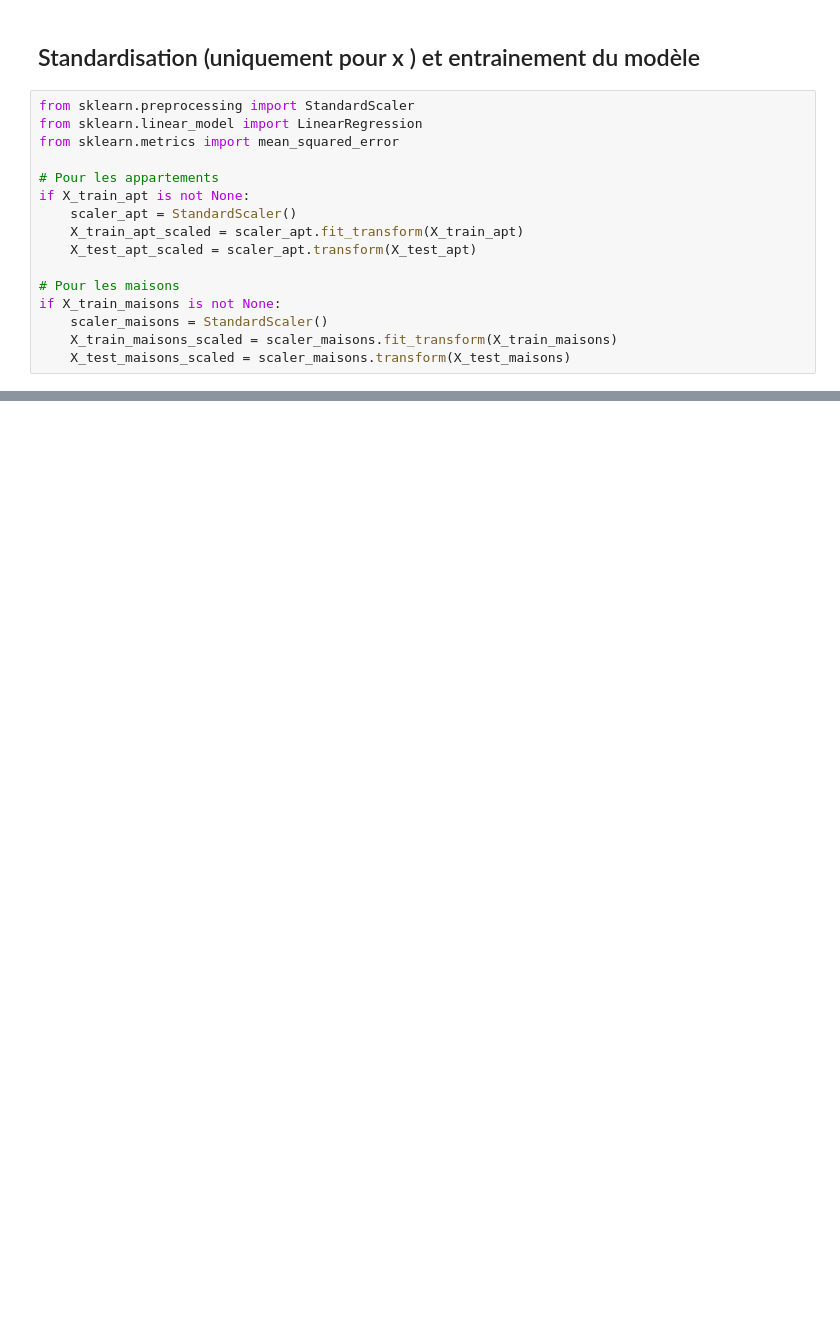
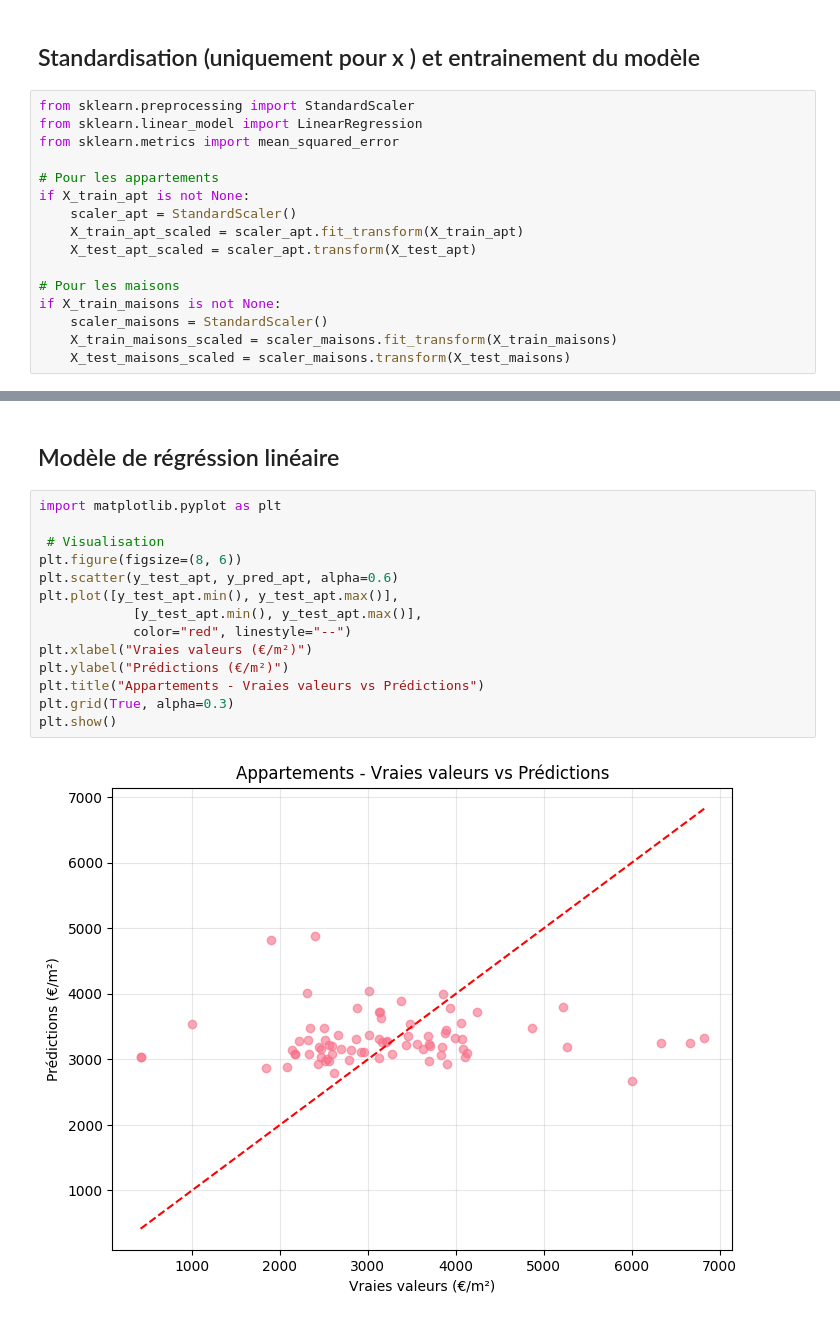
Before and after one commit to bafodej/immo_price_api, a Jupyter notebook: medeling_lille.ipynb, the cells around one changed output, grey strips where cells are left out. Drawn from its saved outputs; the diff is of its cells as text; blank space fills up the shorter version.

```diff
--- a/medeling_lille.ipynb
+++ b/medeling_lille.ipynb
@@ -257,0 +328,18 @@ if X_train_maisons_scaled is not None:
+# %% [markdown]
+## Modèle de régréssion linéaire
+# %%
+import matplotlib.pyplot as plt
+
+ # Visualisation
+plt.figure(figsize=(8, 6))
+plt.scatter(y_test_apt, y_pred_apt, alpha=0.6)
+plt.plot([y_test_apt.min(), y_test_apt.max()],
+            [y_test_apt.min(), y_test_apt.max()],
+            color="red", linestyle="--")
+plt.xlabel("Vraies valeurs (€/m²)")
+plt.ylabel("Prédictions (€/m²)")
+plt.title("Appartements - Vraies valeurs vs Prédictions")
+plt.grid(True, alpha=0.3)
+plt.show()
+# %% [output]
+[figure, added]
```
Also changed, not shown: parts of 10 cells of this notebook, 4 other files.
